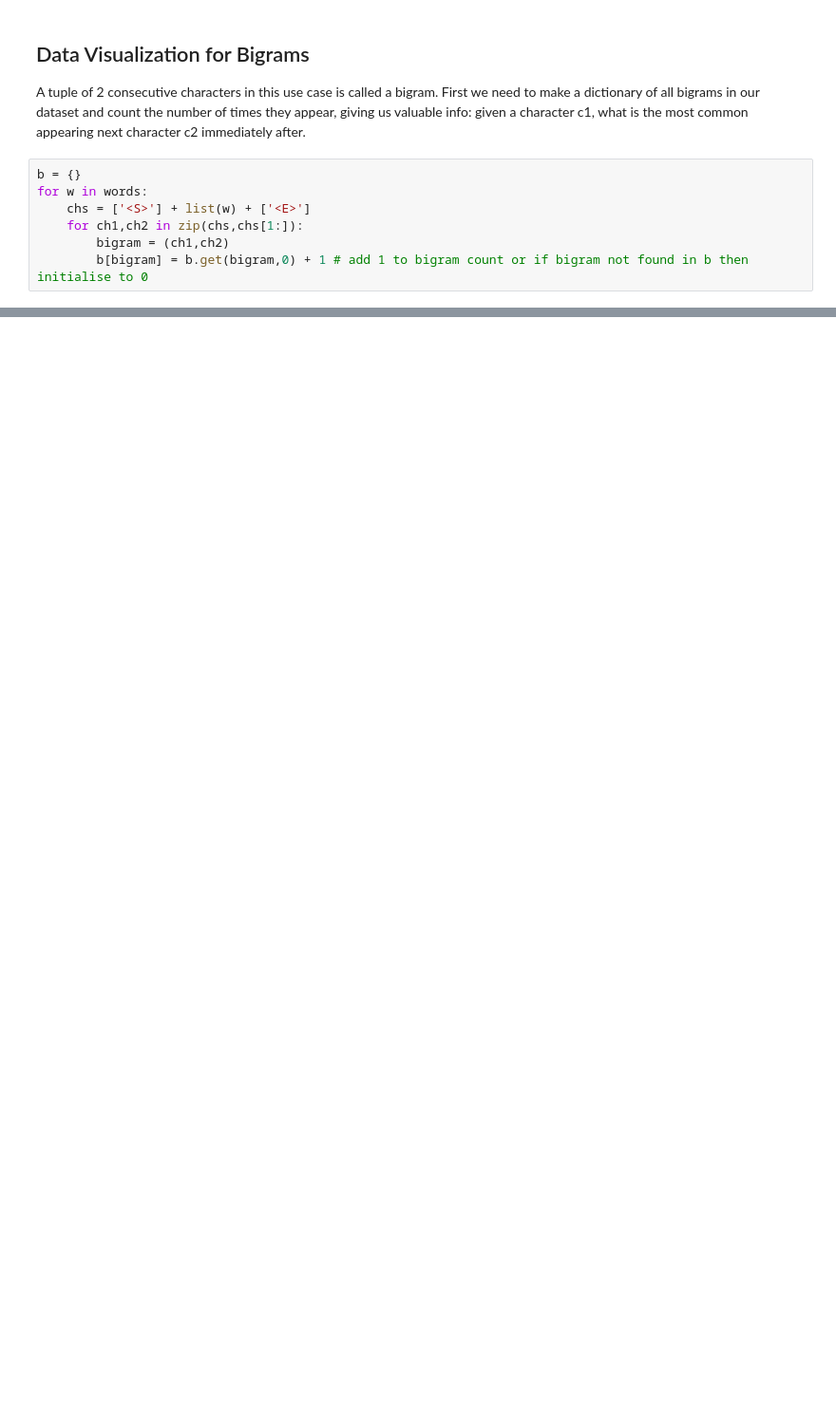
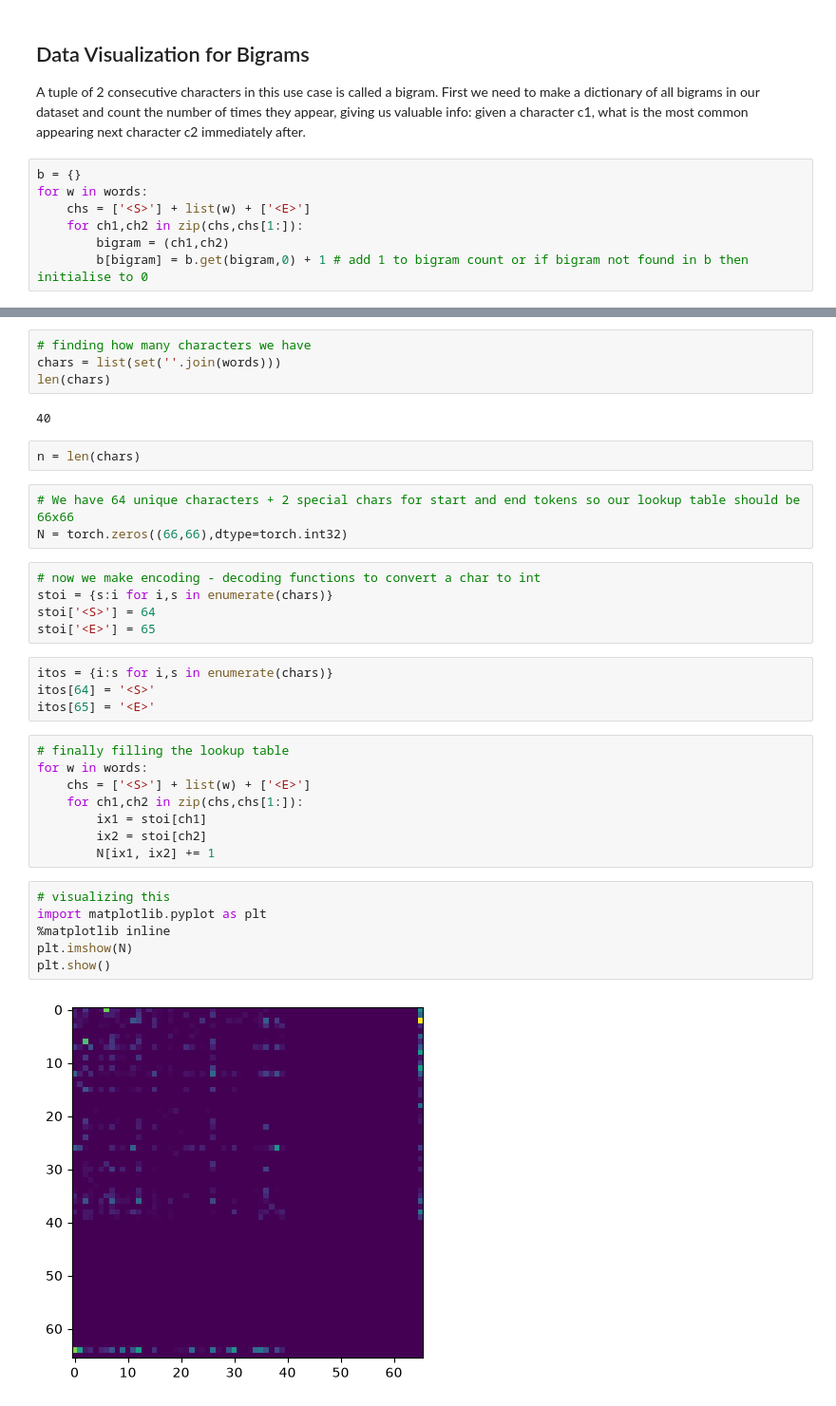
Before and after one commit to RehanTaneja/Gradient-Ascent, a Jupyter notebook: BasicLanguageModelling.ipynb, the cells around one changed output, grey strips where cells are left out. Shown at 95% size. Drawn from its saved outputs; the diff is of its cells as text; blank space fills up the shorter version.

```diff
--- a/BasicLanguageModelling.ipynb
+++ b/BasicLanguageModelling.ipynb
@@ -71,0 +95,36 @@ sorted(b.items(),key = lambda kv : -kv[1]) # b.items turns dictionary into neste
+# %%
+# finding how many characters we have
+chars = list(set(''.join(words)))
+len(chars)
+# %% [output]
+40
+# %%
+n = len(chars)
+# %%
+# We have 64 unique characters + 2 special chars for start and end tokens so our lookup table should be 66x66
+N = torch.zeros((66,66),dtype=torch.int32)
+# %%
+# now we make encoding - decoding functions to convert a char to int
+stoi = {s:i for i,s in enumerate(chars)}
+stoi['<S>'] = 64
+stoi['<E>'] = 65
+# %%
+itos = {i:s for i,s in enumerate(chars)}
+itos[64] = '<S>'
+itos[65] = '<E>'
+# %%
+# finally filling the lookup table
+for w in words:
+    chs = ['<S>'] + list(w) + ['<E>']
+    for ch1,ch2 in zip(chs,chs[1:]):
+        ix1 = stoi[ch1]
+        ix2 = stoi[ch2]
+        N[ix1, ix2] += 1
+# %%
+# visualizing this
+import matplotlib.pyplot as plt
+%matplotlib inline
+plt.imshow(N)
+plt.show()
+# %% [output]
+[figure, added]
```
Also changed, not shown: parts of 36 cells of this notebook, 1 other file.
